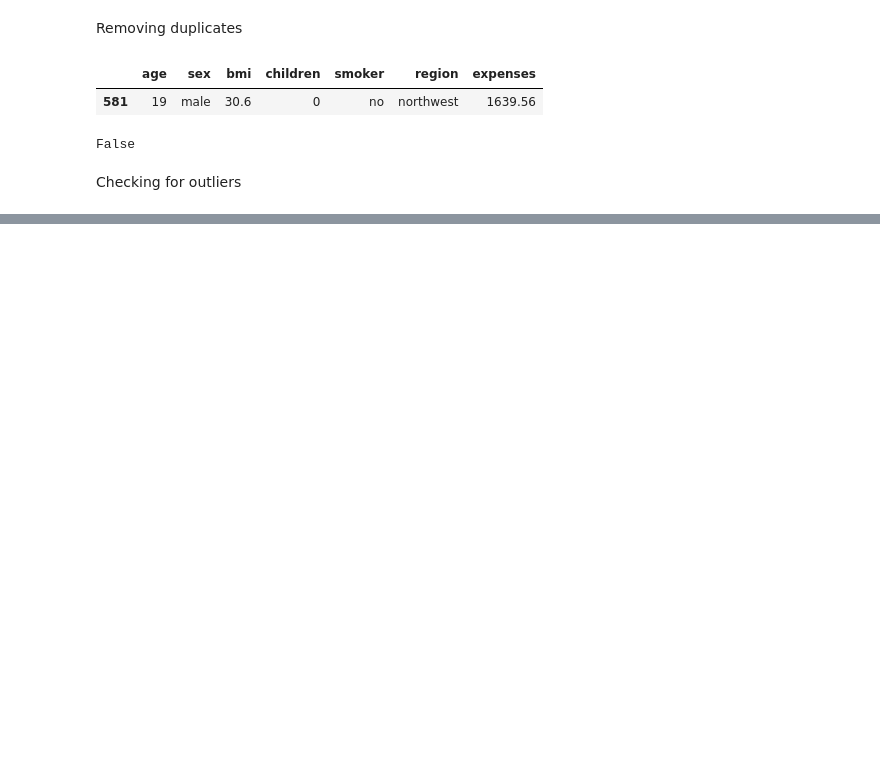
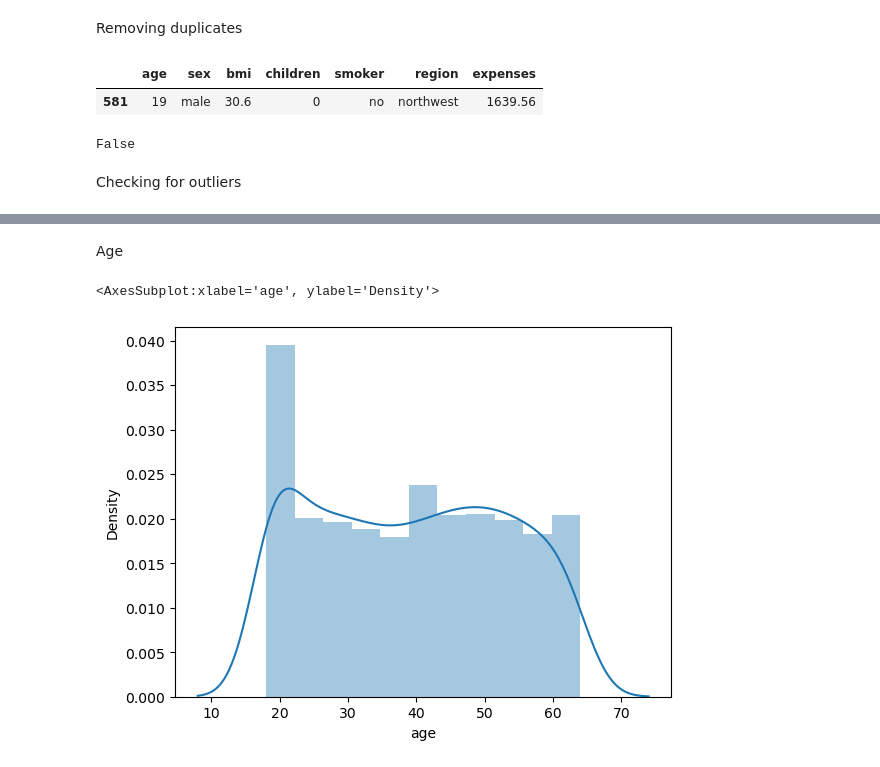
Before and after one commit to George-Mbugua/Predicting-Insurance-Premiums-A-Multiple-Linear-Regression-Model, a Jupyter notebook: Untitled-1.ipynb, the cells around one changed output, grey strips where cells are left out. Drawn from its saved outputs; the diff is of its cells as text; code cells hidden in the pictures; blank space fills up the shorter version.

```diff
--- a/Untitled-1.ipynb
+++ b/Untitled-1.ipynb
@@ -173,0 +180,7 @@ From the box plots above, bmi and expenses contain several outliers but there ar
+# %% [markdown]
+Age
+# %%
+sns.distplot(insurance_data.age)
+# %% [output]
+<AxesSubplot:xlabel='age', ylabel='Density'>
+[figure, added]
```
Also changed, not shown: parts of 19 cells of this notebook.
